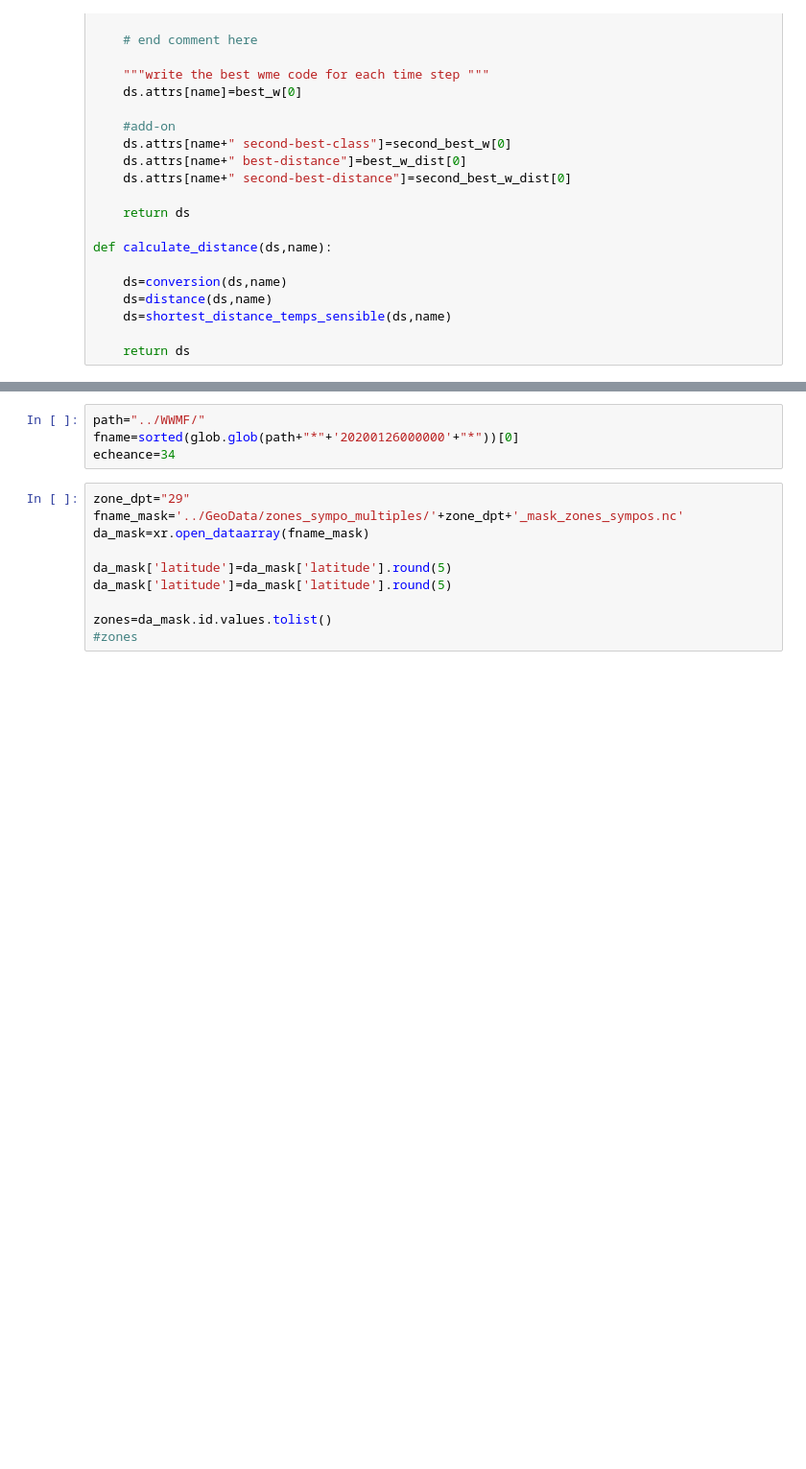
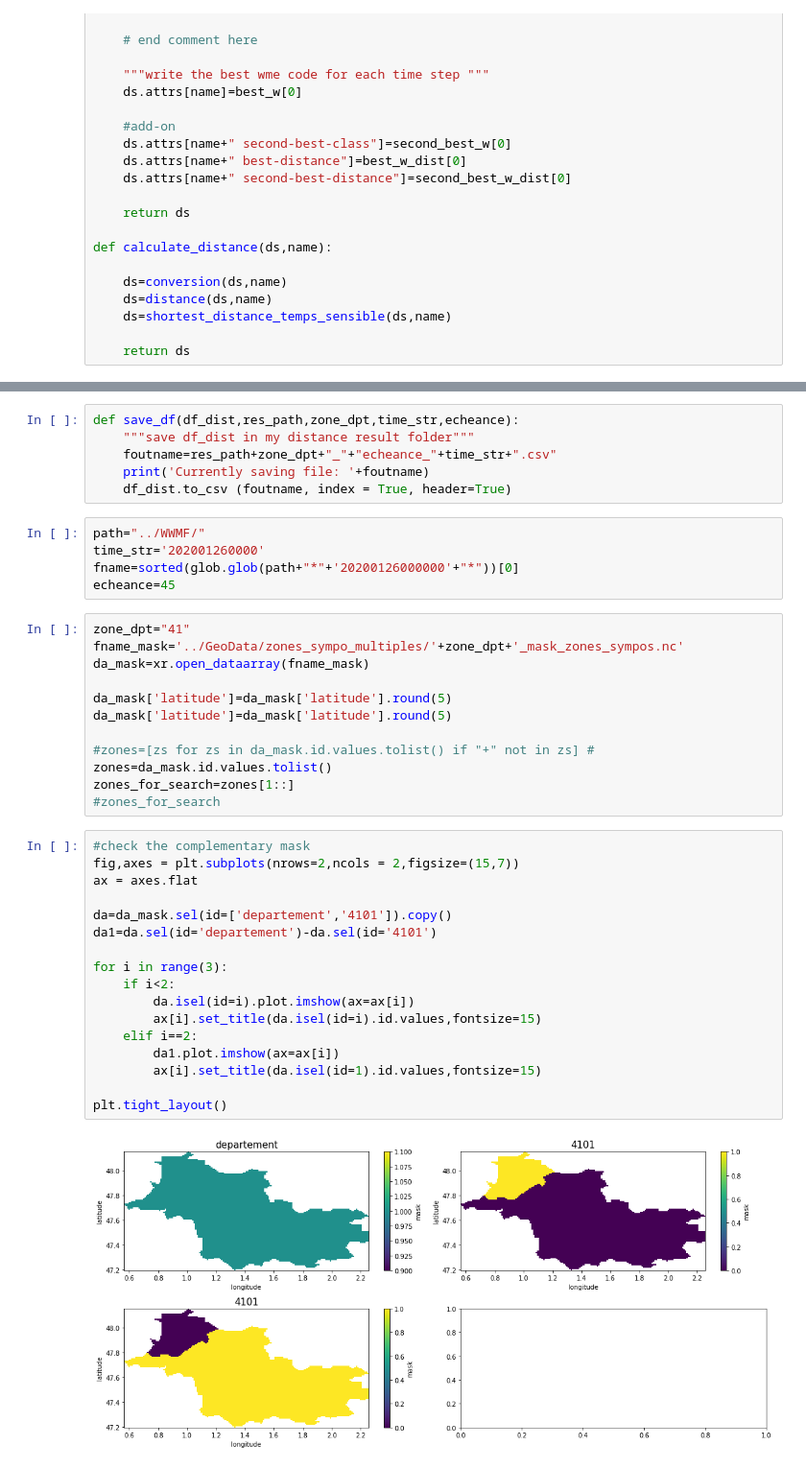
Before and after one commit to GabsRSA/stageemi, a Jupyter notebook: stageemi/notebook_gabriel/Best_zone_per_echeance.ipynb, the cells around one changed output, grey strips where cells are left out. Shown: that part at 96% size. Drawn from its saved outputs; the diff is of its cells as text; blank space fills up the shorter version.

```diff
--- a/stageemi/notebook_gabriel/Best_zone_per_echeance.ipynb
+++ b/stageemi/notebook_gabriel/Best_zone_per_echeance.ipynb
@@ -223,15 +196,43 @@ def store_results(df_scores,df,ds_masked,**options):
+# %%
+def save_df(df_dist,res_path,zone_dpt,time_str,echeance):
+    """save df_dist in my distance result folder"""
+    foutname=res_path+zone_dpt+"_"+"echeance_"+time_str+".csv"
+    print('Currently saving file: '+foutname)
+    df_dist.to_csv (foutname, index = True, header=True)
 # %%
 path="../WWMF/"
+time_str='202001260000'
 fname=sorted(glob.glob(path+"*"+'20200126000000'+"*"))[0]
-echeance=34
+echeance=45
 # %%
-zone_dpt="29"
+zone_dpt="41"
 fname_mask='../GeoData/zones_sympo_multiples/'+zone_dpt+'_mask_zones_sympos.nc'
 da_mask=xr.open_dataarray(fname_mask)
 
 da_mask['latitude']=da_mask['latitude'].round(5)
 da_mask['latitude']=da_mask['latitude'].round(5)
 
+#zones=[zs for zs in da_mask.id.values.tolist() if "+" not in zs] #
 zones=da_mask.id.values.tolist()
-#zones
+zones_for_search=zones[1::]
+#zones_for_search
+# %%
+#check the complementary mask
+fig,axes = plt.subplots(nrows=2,ncols = 2,figsize=(15,7))
+ax = axes.flat
+
+da=da_mask.sel(id=['departement','4101']).copy()
+da1=da.sel(id='departement')-da.sel(id='4101')
+
+for i in range(3):
+    if i<2:
+        da.isel(id=i).plot.imshow(ax=ax[i])
+        ax[i].set_title(da.isel(id=i).id.values,fontsize=15)
+    elif i==2:
+        da1.plot.imshow(ax=ax[i])
+        ax[i].set_title(da.isel(id=1).id.values,fontsize=15)
+
+plt.tight_layout()
+# %% [output]
+[figure, added]
 # %%
```
Also changed, not shown: parts of 6 cells of this notebook.
